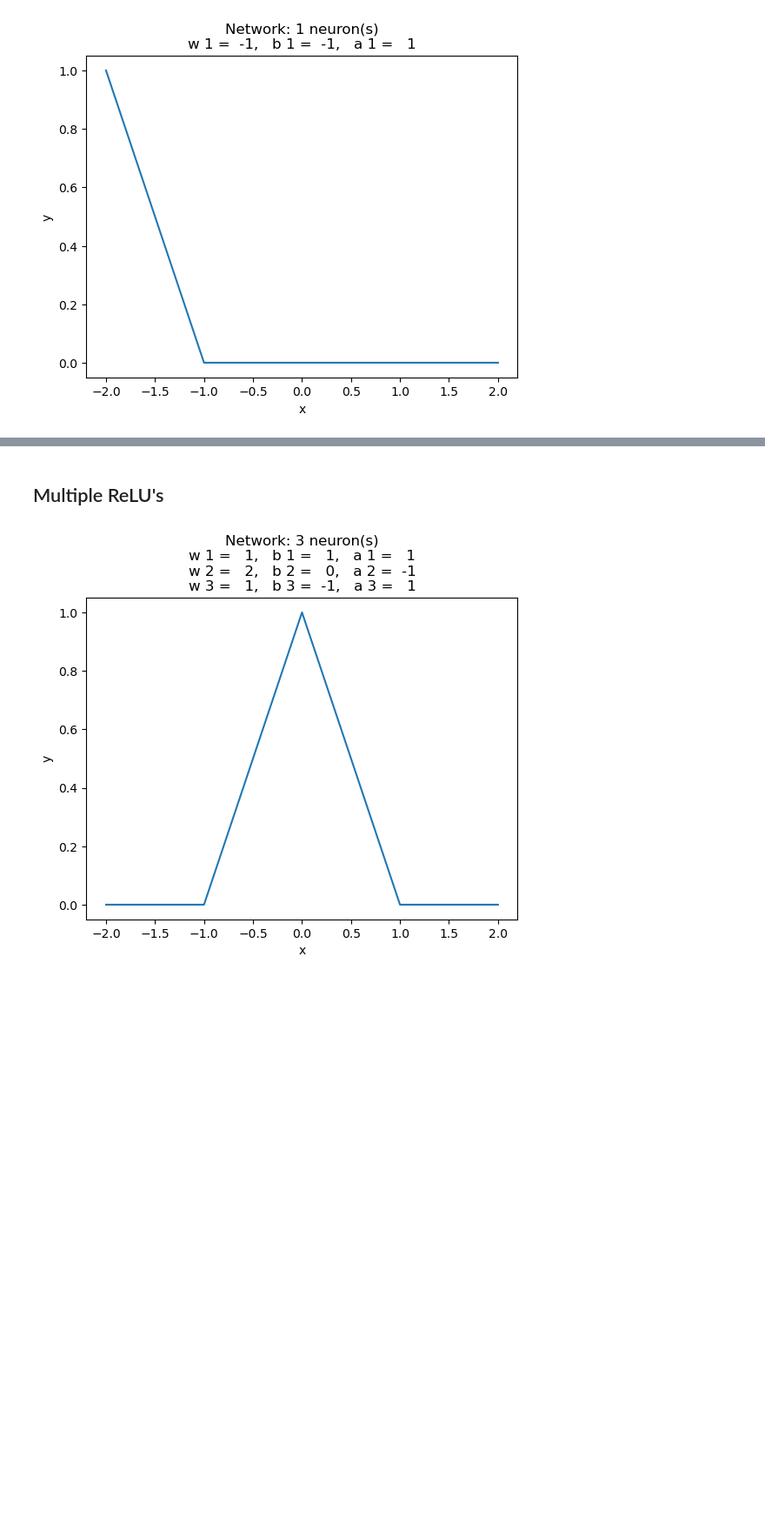
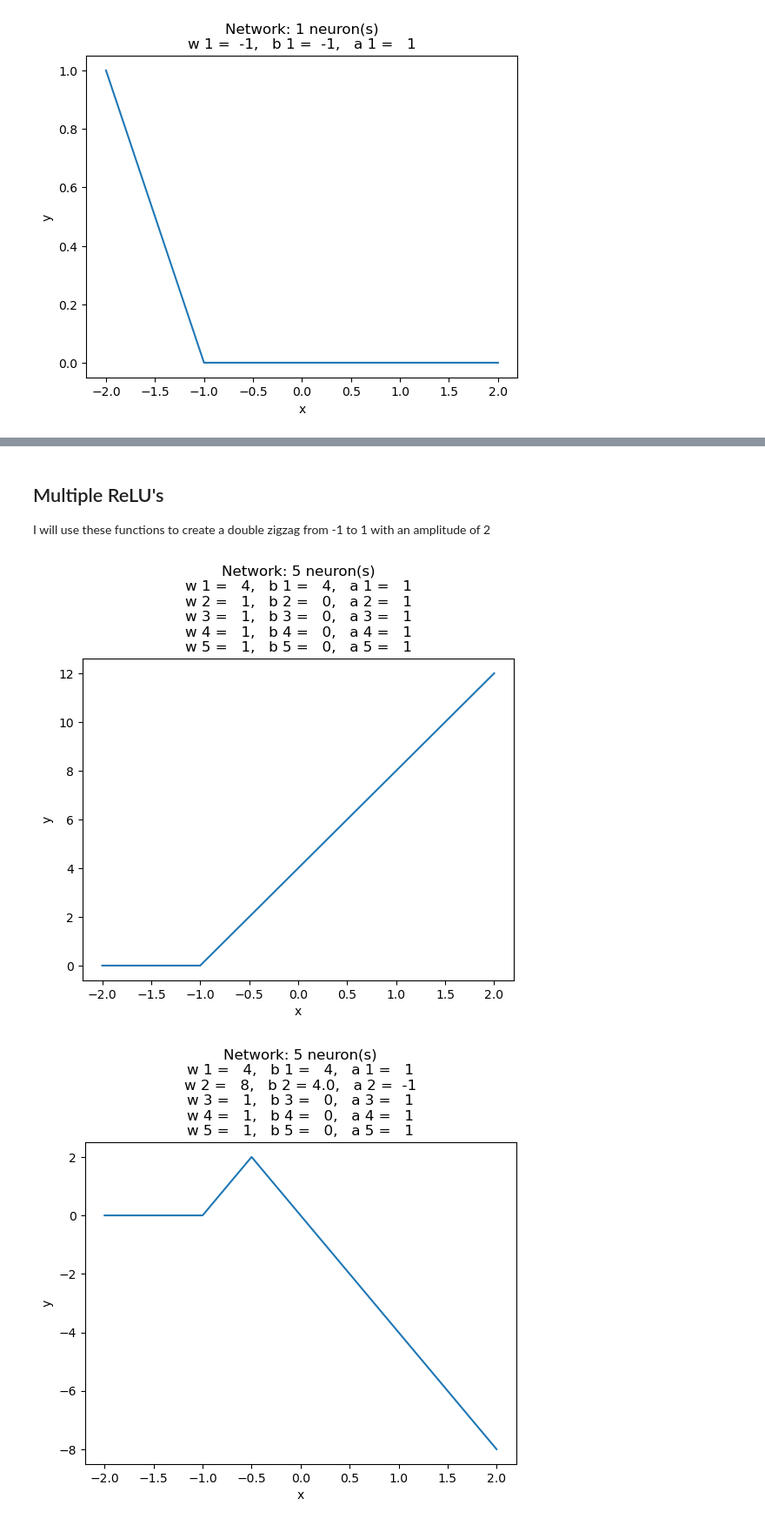
Before and after one commit to PaulusBoskabouter/EvoNet, a Jupyter notebook: experiment_beau.ipynb, the cells around one changed output, grey strips where cells are left out. Shown at 87% size. Drawn from its saved outputs; the diff is of its cells as text; code cells hidden in the pictures; blank space fills up the shorter version.

Commit message:
Add transformations & notes

```diff
--- a/experiment_beau.ipynb
+++ b/experiment_beau.ipynb
@@ -14,11 +14,17 @@ class SimpleNet:
         self.N = N
 
     # Forward pass on single value
-    def forward(self, x):
+    # Added optional n to only sum first n neurons
+    def forward(self, x, n = None):
 
         # Load network parameters
         W, B, A, N = self.W, self.B, self.A, self.N
 
+        # Optionally set N to n
+        if n is not None:
+            N = n
+
+        # Calculate & sum ReLUs
         y = 0
         for i in range(N):
             y += A[i] * max(0, W[i] * x + B[i])
@@ -35,11 +41,12 @@ class SimpleNet:
             self.A = A
 
     # Plot network for specified range
-    def plot(self, start = -10, stop = 10, res = 10):
+    # Added optional n to only plot first n neurons
+    def plot(self, start = -10, stop = 10, n = None, res = 10):
 
         # Calculate values for range
         x = np.linspace(start, stop, abs(start) * res + abs(stop) * res + 1)
-        y = [self.forward(point) for point in x]
+        y = [self.forward(point, n) for point in x]
 
         # Load network parameters
         W, B, A, N = self.W, self.B, self.A, self.N
@@ -128,9 +135,9 @@ The bias can remain unchanged when mirroring vertically
 # %%
-# Shifted ReLU function
+# Shifted mirrored ReLU function
 net = SimpleNet(1)
 net.update_weights(
-    B = [1],
-    A = [-1],
+    W = [-2],
+    B = [-2],
 )
 net.plot(-2, 2)
 # %% [output]
@@ -138,17 +205,35 @@ net.plot(-2, 2)
 # %% [markdown]
 ## Multiple ReLU's
+
+I will use these functions to create a double zigzag from -1 to 1 with an amplitude of 2
 # %%
-# 3 neuron network
-net = SimpleNet(3)
+net = SimpleNet(5)
 
-# configure weights & biases
-net.update_weights(
-    W = [1, 2, 1],
-    B = [1, 0, -1],
-    A = [1, -1, 1]
-)
+# ReLU 1
+Transformations.shift(net, -1, 1)
+Transformations.scale(net, 4, 1)
+net.plot(-2, 2, 1)
 
-# plot between -2 and 2
-net.plot(-2, 2)
+# ReLU 2
+Transformations.shift(net, -0.5, 2)
+Transformations.flip_V(net, 2)
+Transformations.scale(net, 8, 2)
+net.plot(-2, 2, 2)
+
+# ReLU 3
+Transformations.scale(net, 8, 3)
+net.plot(-2, 2, 3)
+
+# ReLU 4
+Transformations.shift(net, 0.5, 4)
+Transformations.flip_V(net, 4)
+Transformations.scale(net, 8, 4)
+net.plot(-2, 2, 4)
+
+# ReLU 5
+Transformations.shift(net, 1, 5)
+Transformations.scale(net, 4, 5)
+net.plot(-2, 2, 5)
 # %% [output]
-[figure, old version]
+[figure, new version]
+[figure, added]
```
Also changed, not shown: parts of 13 cells of this notebook.
